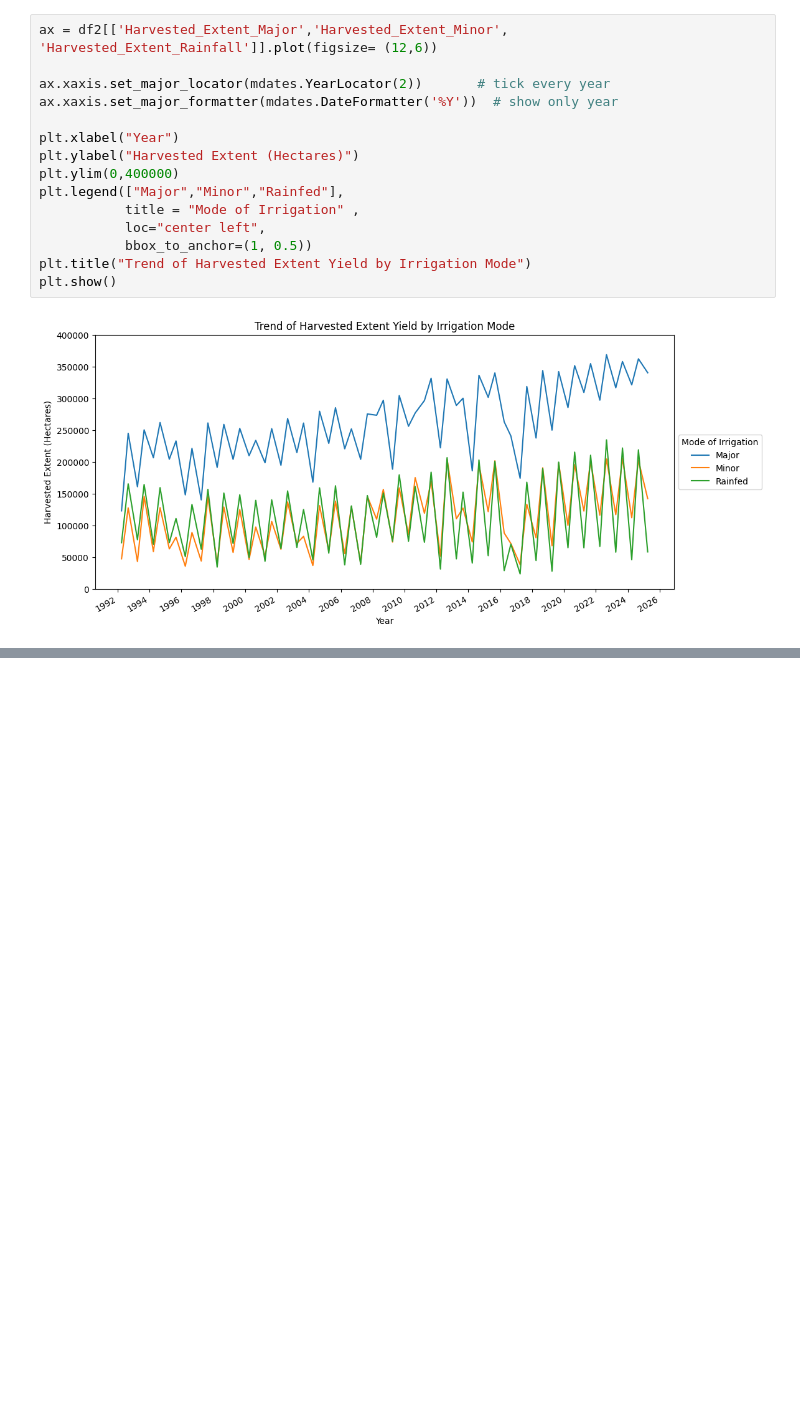
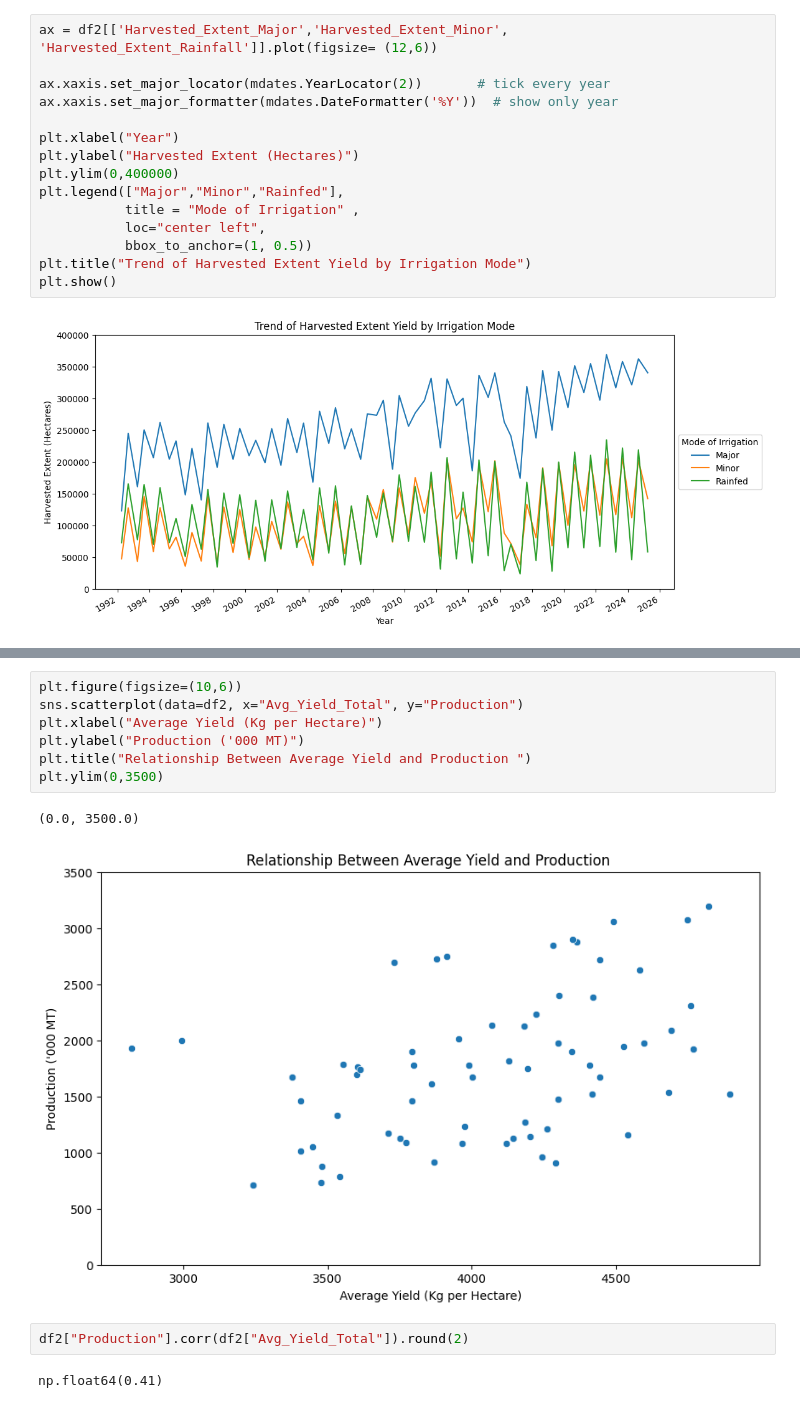
Before and after one commit to AchiniWathsala/Forecasting_Paddy_Production, a Jupyter notebook: paddy_production.ipynb, the cells around one changed output, grey strips where cells are left out. Saved outputs shown, nothing was run; the diff lists cells and outputs as text; blank space fills up the shorter version.

```diff
--- a/paddy_production.ipynb
+++ b/paddy_production.ipynb
@@ -1016,0 +1033,14 @@ plt.show()
+# %%
+plt.figure(figsize=(10,6))
+sns.scatterplot(data=df2, x="Avg_Yield_Total", y="Production")
+plt.xlabel("Average Yield (Kg per Hectare)")
+plt.ylabel("Production ('000 MT)")
+plt.title("Relationship Between Average Yield and Production ")
+plt.ylim(0,3500)
+# %% [output]
+(0.0, 3500.0)
+[figure, added]
+# %%
+df2["Production"].corr(df2["Avg_Yield_Total"]).round(2)
+# %% [output]
+np.float64(0.41)
```
Also changed, not shown: parts of 30 cells of this notebook, 2 other files.
